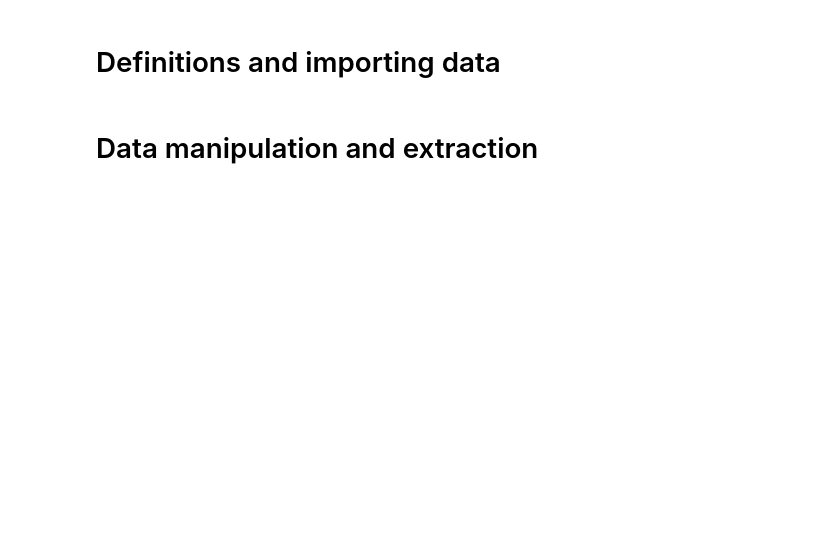
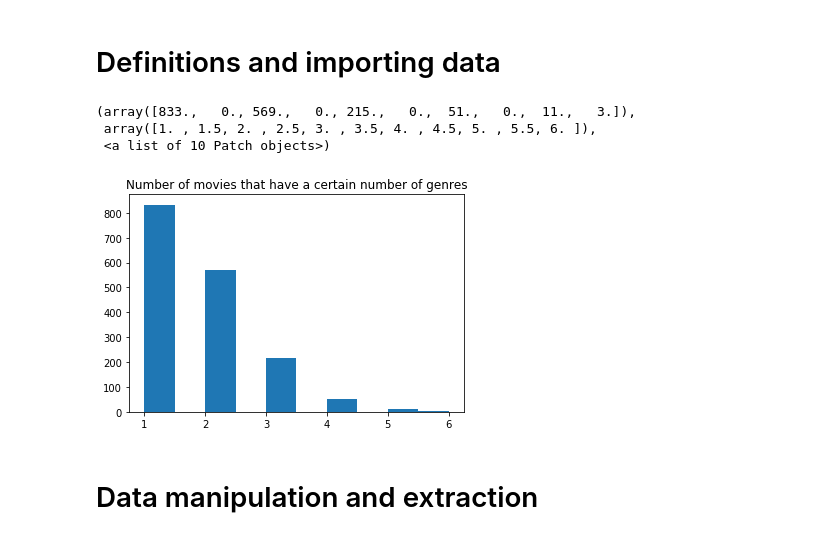
Before and after one commit to miladtaghavi/Miniproject2, a Jupyter notebook: Basic Visualizations.ipynb, the cells around one changed output. Drawn from its saved outputs; the diff is of its cells as text; code cells hidden in the pictures; blank space fills up the shorter version.

```diff
--- a/Basic Visualizations.ipynb
+++ b/Basic Visualizations.ipynb
@@ -40,5 +44,15 @@ with open("./data/movies.txt", "r", encoding="UTF8") as f:
 
         line = f.readline()
+# %%
+# Plots the number of genres that each movie belongs to.
+num_genres = [sum(movie.genres) for movie in list(movies.values())]
+plt.title("Number of movies that have a certain number of genres")
+plt.hist(num_genres)
+# %% [output]
+(array([833.,   0., 569.,   0., 215.,   0.,  51.,   0.,  11.,   3.]),
+ array([1. , 1.5, 2. , 2.5, 3. , 3.5, 4. , 4.5, 5. , 5.5, 6. ]),
+ <a list of 10 Patch objects>)
+[figure, added]
 # %%
 # Read the ratings files and convert into a list of 3-tuples
 def read_data(filename):
```
Also changed, not shown: parts of 8 cells of this notebook, 6 other files.
